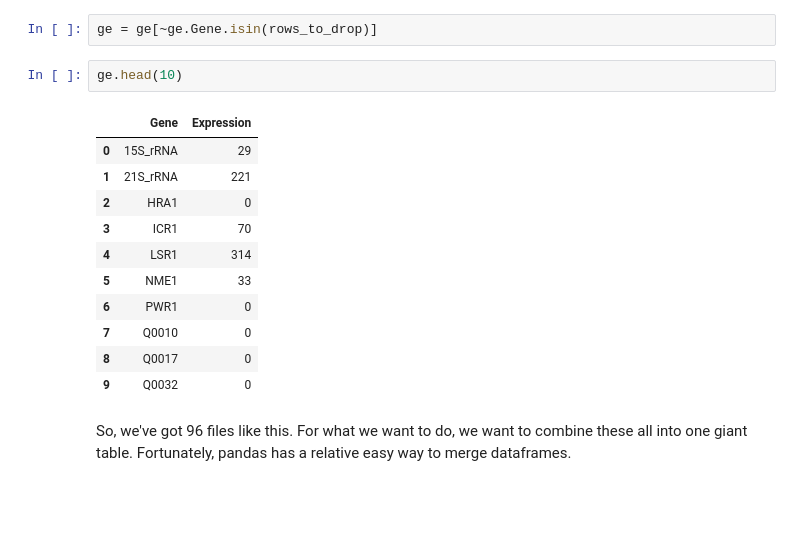
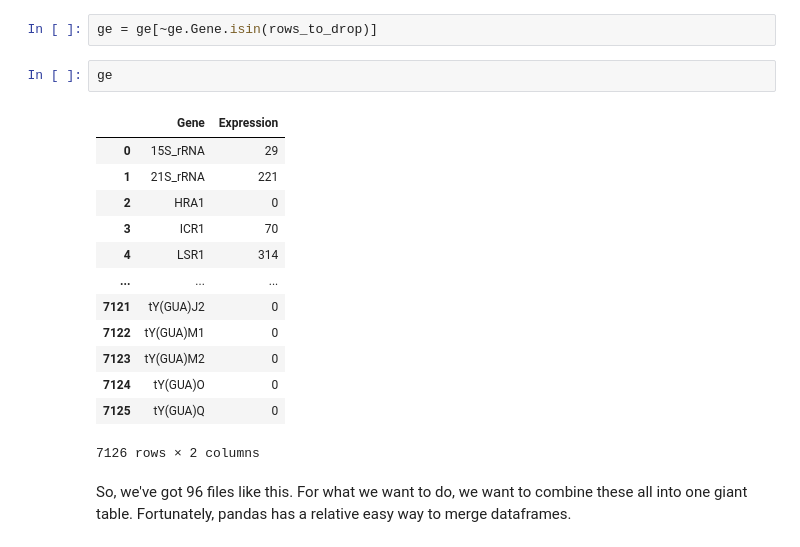
Before and after one commit to ucbmcb288/mcb288, a Jupyter notebook: RNAseq_Replication/MCB288_Barton_PreProcess.ipynb, the cells around one changed output. Cells and saved outputs as stored; diff of their text form; blank space fills up the shorter version.

```diff
--- a/RNAseq_Replication/MCB288_Barton_PreProcess.ipynb
+++ b/RNAseq_Replication/MCB288_Barton_PreProcess.ipynb
@@ -157,19 +157,21 @@ rows_to_drop = ['no_feature', 'ambiguous', 'too_low_aQual','not_aligned', 'align
 # %%
 ge = ge[~ge.Gene.isin(rows_to_drop)]
 # %%
-ge.head(10)
+ge
 # %% [output]
 |  | Gene | Expression |
 | 0 | 15S_rRNA | 29 |
 | 1 | 21S_rRNA | 221 |
 | 2 | HRA1 | 0 |
 | 3 | ICR1 | 70 |
 | 4 | LSR1 | 314 |
-| 5 | NME1 | 33 |
-| 6 | PWR1 | 0 |
-| 7 | Q0010 | 0 |
-| 8 | Q0017 | 0 |
-| 9 | Q0032 | 0 |
+| ... | ... | ... |
+| 7121 | tY(GUA)J2 | 0 |
+| 7122 | tY(GUA)M1 | 0 |
+| 7123 | tY(GUA)M2 | 0 |
+| 7124 | tY(GUA)O | 0 |
+| 7125 | tY(GUA)Q | 0 |
+7126 rows × 2 columns
 # %% [markdown]
 So, we've got 96 files like this. For what we want to do, we want to combine these all into one giant table. Fortunately, pandas has a relative easy way to merge dataframes.
 # %% [markdown]
```
Also changed, not shown: parts of 4 cells of this notebook, 2 other files.
